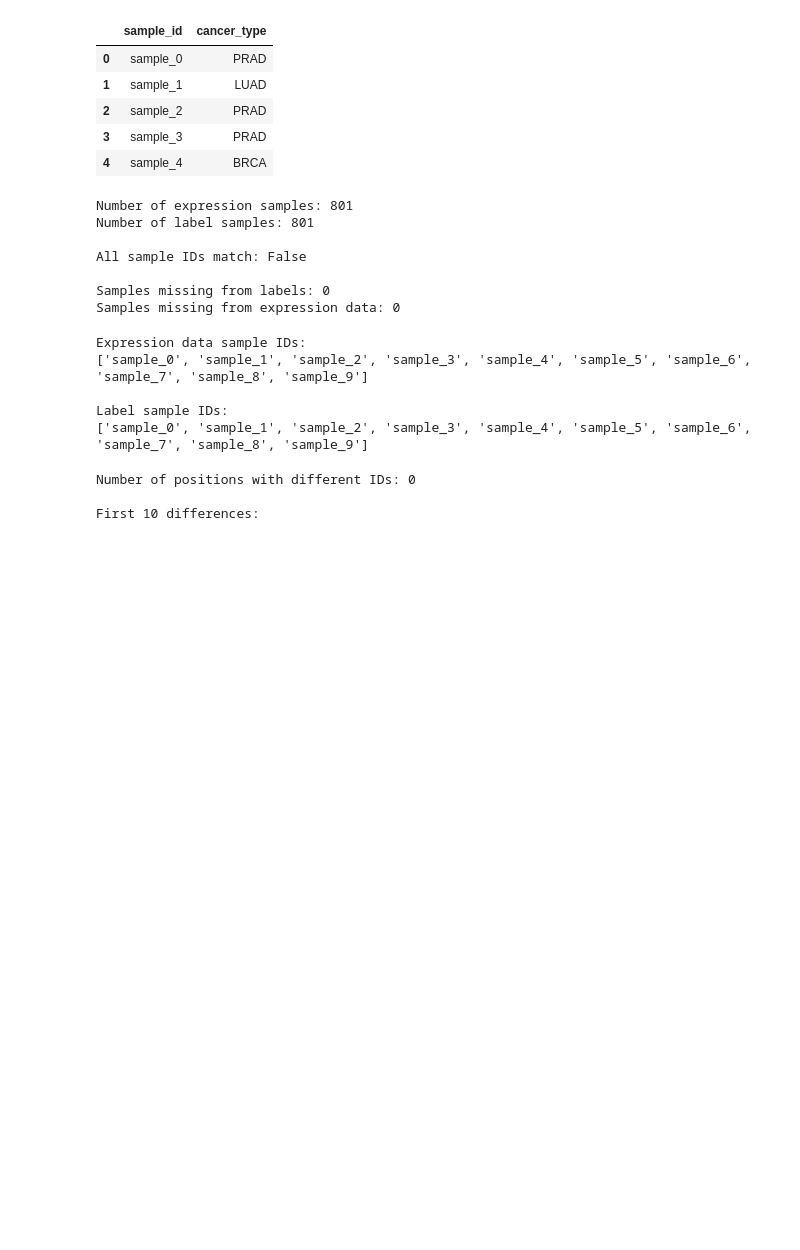
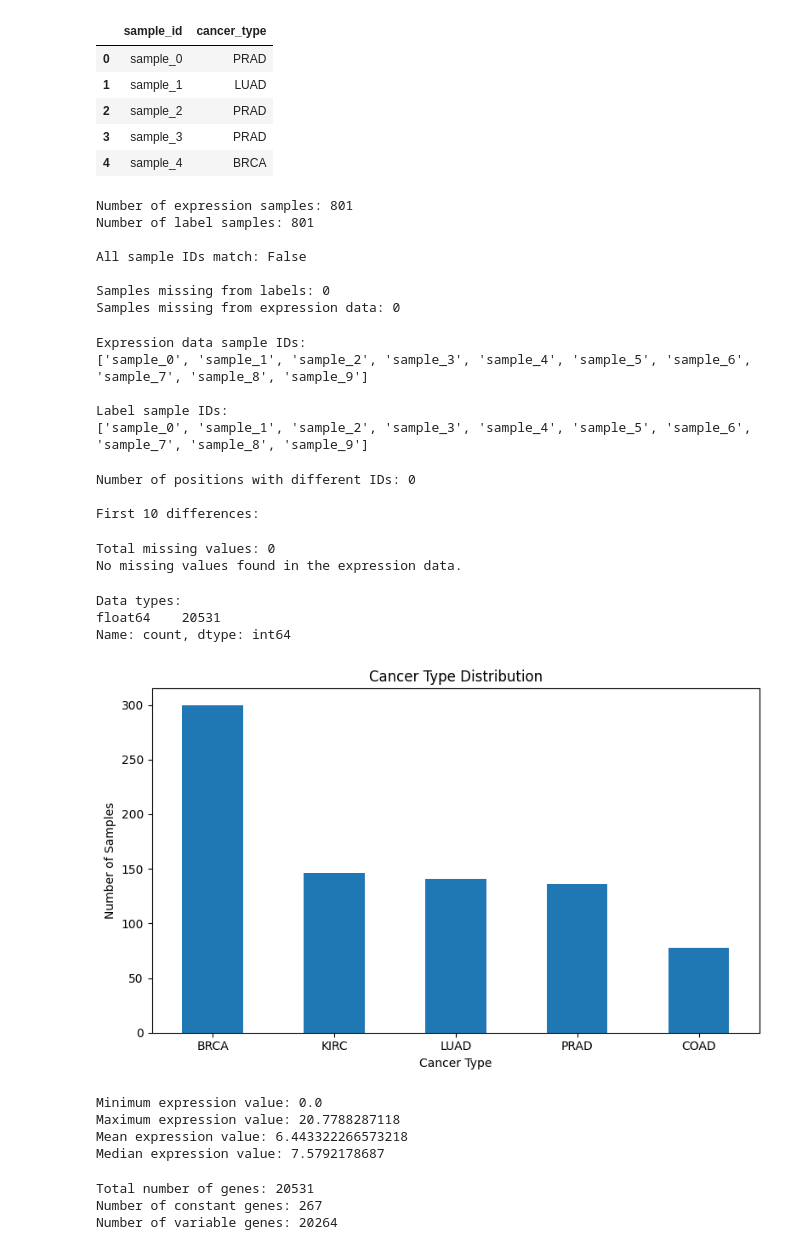
Before and after one commit to Ishika0310/cancer-gene-expression-ml, a Jupyter notebook: notebooks/01_data_exploration.ipynb, the cells around one changed output. Saved outputs shown, nothing was run; the diff lists cells and outputs as text; code cells hidden in the pictures; blank space fills up the shorter version.

Commit message:
Add exploratory data analysis

```diff
--- a/notebooks/01_data_exploration.ipynb
+++ b/notebooks/01_data_exploration.ipynb
@@ -242,3 +242,70 @@ for difference in differences[:10]:
 Number of positions with different IDs: 0
 
 First 10 differences:
+# %%
+# Check for missing values in the expression data
+
+missing_values = expression_data.isnull().sum().sum()
+
+print("Total missing values:", missing_values)
+
+if missing_values == 0:
+    print("No missing values found in the expression data.")
+else:
+    print("Missing values are present and need to be handled.")
+# %% [output]
+Total missing values: 0
+No missing values found in the expression data.
+# %%
+# Check data types of the expression data
+
+print("Data types:")
+print(expression_data.dtypes.value_counts())
+# %% [output]
+Data types:
+float64    20531
+Name: count, dtype: int64
+# %%
+import matplotlib.pyplot as plt
+
+# Count samples in each cancer type
+class_counts = labels["cancer_type"].value_counts()
+
+# Plot class distribution
+plt.figure(figsize=(8, 5))
+class_counts.plot(kind="bar")
+
+plt.title("Cancer Type Distribution")
+plt.xlabel("Cancer Type")
+plt.ylabel("Number of Samples")
+plt.xticks(rotation=0)
+plt.tight_layout()
+plt.show()
+# %% [output]
+[figure, added]
+# %%
+# Check basic statistics of gene expression values
+
+print("Minimum expression value:", expression_data.min().min())
+print("Maximum expression value:", expression_data.max().max())
+print("Mean expression value:", expression_data.mean().mean())
+print("Median expression value:", expression_data.median().median())
+# %% [output]
+Minimum expression value: 0.0
+Maximum expression value: 20.7788287118
+Mean expression value: 6.443322266573218
+Median expression value: 7.5792178687
+# %%
+# Check for genes with zero variance
+
+gene_variance = expression_data.var(axis=0)
+
+constant_genes = (gene_variance == 0).sum()
+
+print("Total number of genes:", expression_data.shape[1])
+print("Number of constant genes:", constant_genes)
+print("Number of variable genes:", (gene_variance > 0).sum())
+# %% [output]
+Total number of genes: 20531
+Number of constant genes: 267
+Number of variable genes: 20264
```
Also changed, not shown: parts of 1 cell of this notebook.
